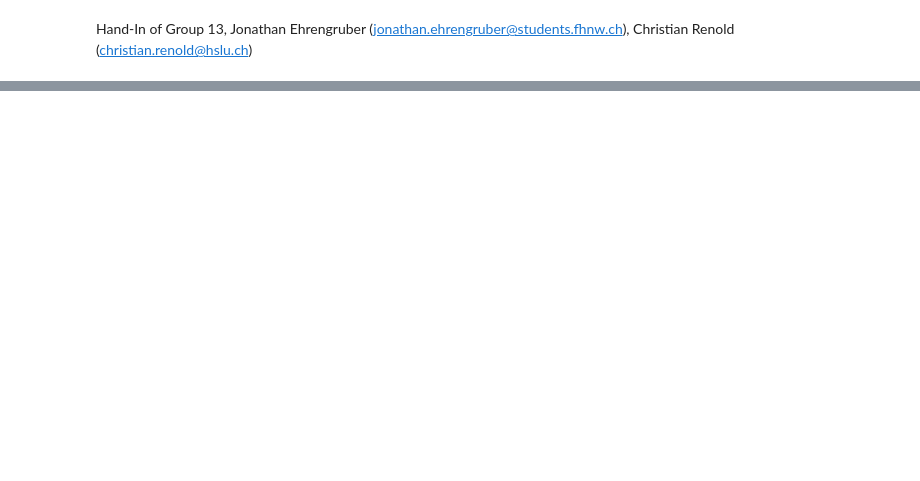
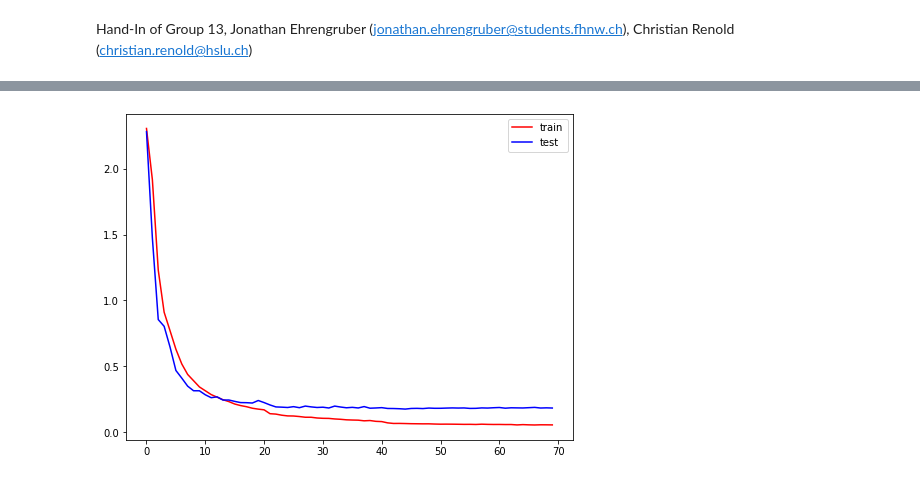
Before and after one commit to codax0r/mse-delearn, a Jupyter notebook: jeh/w7-mlp_keras_stud.ipynb, the cells around one changed output, grey strips where cells are left out. Saved outputs shown, nothing was run; the diff lists cells and outputs as text; code cells hidden in the pictures; blank space fills up the shorter version.

```diff
--- a/jeh/w7-mlp_keras_stud.ipynb
+++ b/jeh/w7-mlp_keras_stud.ipynb
@@ -35,0 +195,18 @@ def create_model(layersizes, drop_rate=0.0):
+# %%
+def learning_rate_decision(nepoch, current_lr):
+    '''Learning rate controller'''
+    lr = 1e-4
+    if 0 <= nepoch <= 20:
+        lr = 0.1
+    elif 21 <= nepoch <= 40:
+        lr = 0.05
+    else:
+        lr = 0.01
+    print(lr)
+    return lr
+
+# Create learning rate scheduler
+learning_rate_scheduler = LearningRateScheduler(learning_rate_decision)
+# %%
+flex_lr_model = create_model(layersizes, drop_rate=0.5, dropout=True)
+flex_lr_model.summary()
@@ -36,23 +231,17 @@ def create_model(layersizes, drop_rate=0.0):
 # %%
-### START YOUR CODE HERE ###
-
-layersizes = [50,50,50,10]
-
-epochs =
-batchsize =
-lr =
-drop_rate = 0.0
-run_name = "xxy"
 
 ### STOP YOUR CODE HERE ###
-
+run_name = 'dropout_flexible_lr_model'
 tensorboard_folder = "tb_logs_keras"
 current_time = datetime.datetime.now().strftime("%Y%m%d-%H%M%S")
 outdir = os.path.join(os.getcwd(), tensorboard_folder, current_time, run_name)
 tensorboard_callback = tf.keras.callbacks.TensorBoard(log_dir=outdir, histogram_freq=1, profile_batch=0)
 
 
-model = create_model(layersizes, drop_rate)
-model.compile(optimizer="sgd", learning_rate=lr, loss='sparse_categorical_crossentropy', metrics=['accuracy'])
-model.fit(x=x_train, y=y_train, epochs=epochs, batch_size=batchsize,
-          validation_data=(x_test, y_test), callbacks=[tensorboard_callback])
+flex_lr_model.compile(optimizer="sgd",
+              loss='sparse_categorical_crossentropy',
+              metrics=['accuracy'])
+# %%
+history = flex_lr_model.fit(x=x_train, y=y_train, epochs=epochs, batch_size=batchsize,
+          validation_data=(x_test, y_test),
+          callbacks=[learning_rate_scheduler, tensorboard_callback])
@@ -58,0 +266,7 @@ model.fit(x=x_train, y=y_train, epochs=epochs, batch_size=batchsize,
+# %%
+fig, ax = plt.subplots(figsize=(8, 6))
+_ = ax.plot(history.history['loss'], color='red', label='train')
+_ = ax.plot(history.history['val_loss'], color='blue', label='test')
+_ = ax.legend()
+# %% [output]
+[figure, added]
```
Also changed, not shown: parts of 15 cells of this notebook, 2 other files.
